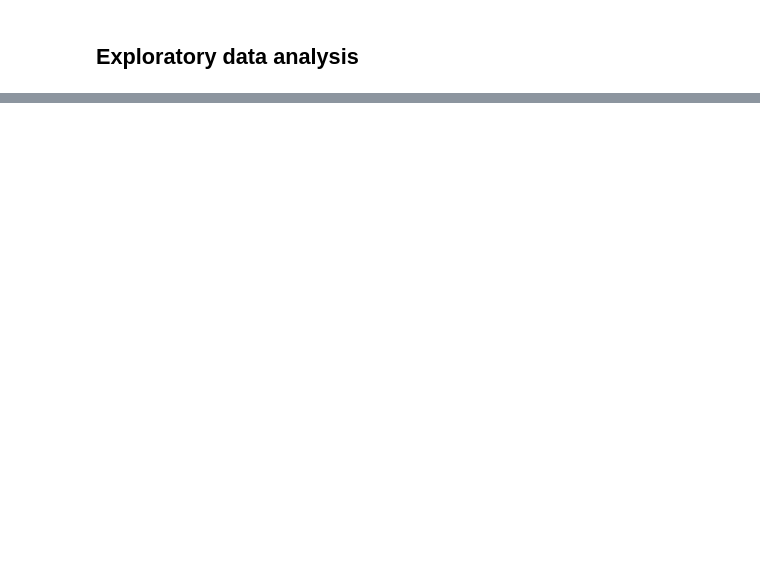
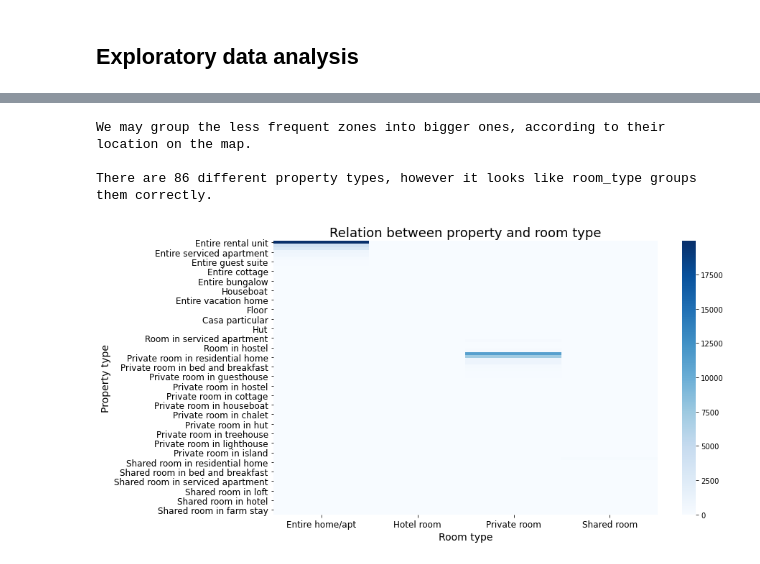
Before and after one commit to rafaelmachadomolina/fareApp, a Jupyter notebook: Models/Predictive_model.ipynb, the cells around one changed output, grey strips where cells are left out. Saved outputs shown, nothing was run; the diff lists cells and outputs as text; code cells hidden in the pictures; blank space fills up the shorter version.

```diff
--- a/Models/Predictive_model.ipynb
+++ b/Models/Predictive_model.ipynb
@@ -292,10 +369,13 @@ plt.show()
 # %%
-### Partition sets
+### Drop null values on target variable and partition sets
 
 df_train, df_test = train_test_split(df_dataset_merged_processed,
                                      train_size = 0.8,
                                      random_state = RANDOM_SEED)
 
+df_train.dropna(subset = ['price_per_night'], inplace = True)
+df_test.dropna(subset = ['price_per_night'], inplace = True)
+
 print('Size of training set: %s rows' % df_train.shape[0])
 print('Size of test set: %s rows' % df_test.shape[0])
 # %% [output]
@@ -304,2 +384,15 @@ Size of test set: 13329 rows
 # %% [markdown]
 ## Exploratory data analysis
+# %%
+### Distribution plots with categorical features
+
+CAT_COLS = ['property_type', 'room_type', 'instant_bookable', 'response_time',
+            'is_superhost', 'host_has_profile_pic', 'identity_verified', 'zone', 'has_wifi',
+            'has_kitchen', 'has_heating', 'host_is_in_london', 'verification_phone',
+            'verification_email', 'verification_gov_id', 'price_per_night']
+
+df_train_eda_cat = df_train[CAT_COLS]
+
+df_train_eda_cat.info()
+
+print('\nNote that less than half values of response_time are not null')
@@ -305,0 +417,59 @@ Size of test set: 13329 rows
+# %%
+### Zone grouping
+print('We may group the less frequent zones into bigger ones, according to their location on the map.\n')
+
+ZONE_GROUP = {'E': 'E',
+            'SW': 'SW',
+            'W': 'W',
+            'NW': 'NW',
+            'SE': 'SE',
+            'N': 'N',
+            'TW': 'SW',
+            'CR': 'SW',
+            'RM': 'E',
+            'IG': 'E',
+            'UB': 'NW',
+            'BR': 'SE',
+            'KT': 'SW',
+            'HA': 'NW',
+            'EC': 'E',
+            'SM': 'SW',
+            'DA': 'SE'}
+
+df_train_eda_cat['zone_group'] = df_train_eda_cat['zone'].map(ZONE_GROUP)
+
+# Heatmap property type and room type
+df_train_eda_cat_pt = pd.pivot_table(df_train_eda_cat,
+                                     index = 'property_type',
+                                     columns = 'room_type',
+                                     aggfunc = 'size')
+
+df_train_eda_cat_pt.fillna(0, inplace = True)
+
+COLTS_PT = list(df_train_eda_cat_pt.columns.values)
+df_train_eda_cat_pt.sort_values(by = COLTS_PT,
+                               ascending = [False] * len(COLTS_PT),
+                               inplace = True)
+
+print('There are %s different property types, however it looks like room_type groups them correctly.\n' % df_train_eda_cat_pt.shape[0])
+
+fig = plt.figure(1, (12, 7))
+ax = fig.add_subplot(1, 1, 1)
+
+CMAP = sns.color_palette('Blues', as_cmap=True)
+ax = sns.heatmap(df_train_eda_cat_pt,
+                cmap = CMAP,)
+
+# Format plot
+plot_params = {'title': 'Relation between property and room type',
+             'x_label': 'Room type',
+             'y_label': 'Property type'}
+
+plot_formatting(ax, plot_params, has_legend = False)
+
+plt.show()
+# %% [output]
+We may group the less frequent zones into bigger ones, according to their location on the map.
+
+There are 86 different property types, however it looks like room_type groups them correctly.
+[figure, added]
```
Also changed, not shown: parts of 20 cells of this notebook, 3 other files.
